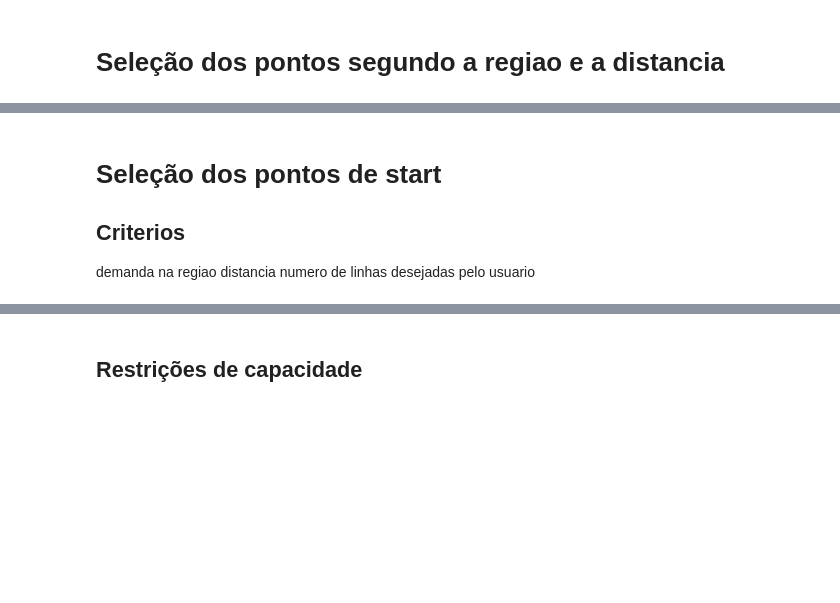
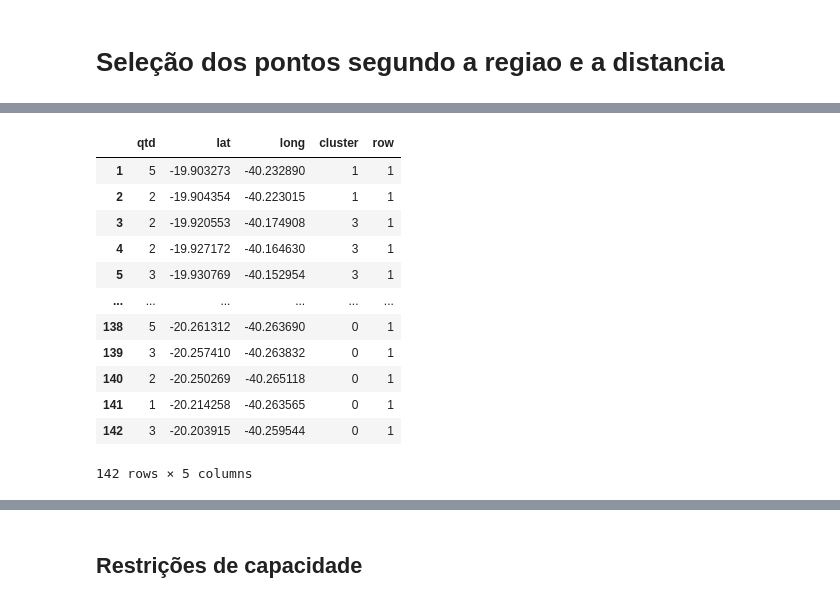
Before and after one commit to Markosalves12/Suzano, a Jupyter notebook: OR-Tools.ipynb, the cells around one changed output, grey strips where cells are left out. Cells and saved outputs as stored; diff of their text form; code cells hidden in the pictures; blank space fills up the shorter version.

```diff
--- a/OR-Tools.ipynb
+++ b/OR-Tools.ipynb
@@ -188,6 +158,17 @@ if __name__ == "__main__":
-# %% [markdown]
-# Seleção dos pontos de start
-## Criterios
-demanda na regiao
-distancia
-numero de linhas desejadas pelo usuario
+# %%
+clustered_df = clustered_df.assign(row=1)
+clustered_df
+# %% [output]
+|  | qtd | lat | long | cluster | row |
+| 1 | 5 | -19.903273 | -40.232890 | 1 | 1 |
+| 2 | 2 | -19.904354 | -40.223015 | 1 | 1 |
+| 3 | 2 | -19.920553 | -40.174908 | 3 | 1 |
+| 4 | 2 | -19.927172 | -40.164630 | 3 | 1 |
+| 5 | 3 | -19.930769 | -40.152954 | 3 | 1 |
+| ... | ... | ... | ... | ... | ... |
+| 138 | 5 | -20.261312 | -40.263690 | 0 | 1 |
+| 139 | 3 | -20.257410 | -40.263832 | 0 | 1 |
+| 140 | 2 | -20.250269 | -40.265118 | 0 | 1 |
+| 141 | 1 | -20.214258 | -40.263565 | 0 | 1 |
+| 142 | 3 | -20.203915 | -40.259544 | 0 | 1 |
+142 rows × 5 columns
```
Also changed, not shown: parts of 19 cells of this notebook.
